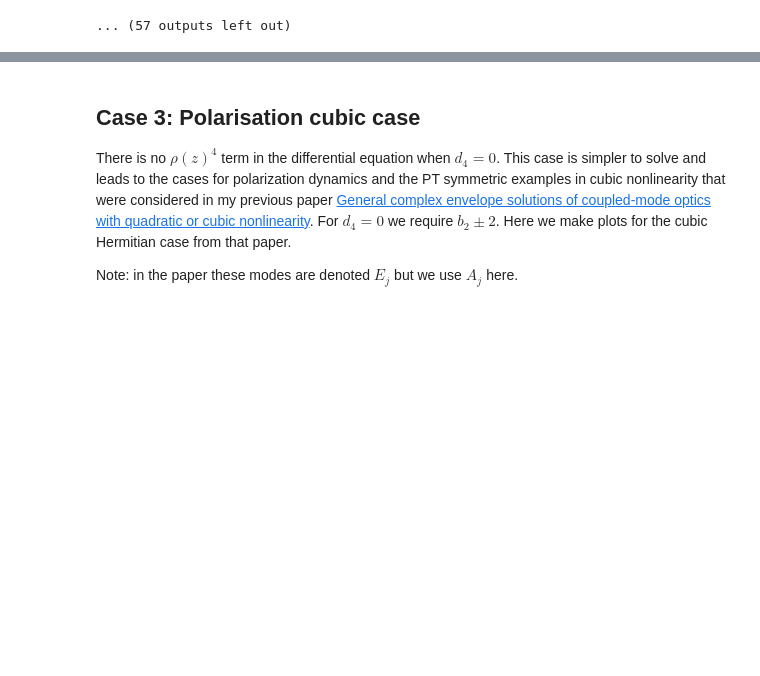
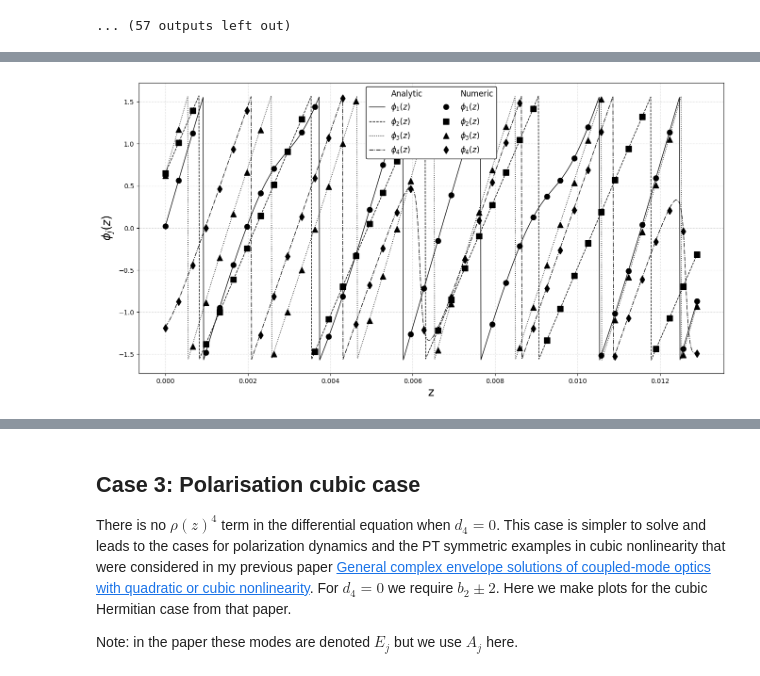
Before and after one commit to HeskethGD/fwm-paper, a Jupyter notebook: code/Unified theory numeric plots for 4 modes.ipynb, the cells around one changed output, grey strips where cells are left out. Drawn from its saved outputs; the diff is of its cells as text; code cells hidden in the pictures; blank space fills up the shorter version.

```diff
--- a/code/Unified theory numeric plots for 4 modes.ipynb
+++ b/code/Unified theory numeric plots for 4 modes.ipynb
@@ -2414,35 +2468,10 @@ case2_legend = plt.legend()
 # %%
-# fig = plt.figure(figsize=(16, 8))
-
-# # Analytic plots
-# case2_uv_ana_lines = [
-#     plt.plot(
-#         case2_z_eval[0: case2_ana_len], real(case2_phi_A_ana[_j]),
-#         linestyle="solid", linewidth=2,
-#         label=f'$\phi{_j+1}(z)$ analytic', #color='pink',
-#     )
-# #     for _j in [2,3]
-#     for _j in range(4)
-# ]
-
-# # Numeric scipy plots
-# case2_uv_num_lines = [
-#     plt.plot(
-#         case2_z_eval[0: case2_scipy_len], real(case2_phi_A_num[_j]),
-#         linestyle="dashed", linewidth=4,
-#         label=f'$\phi{_j+1}(z)$ numeric', #color='pink',
-#     )
-# #     for _j in [2,3]
-#     for _j in range(4)
-# ]
-
-# case2_legend = plt.legend()
-
 fig = plt.figure(figsize=(16, 8))
 
 # ---------------------------------------------------------
 # Define markers for the numeric/scipy points
 markers = ['o', 's', '^', 'd']  # circle, square, triangle, diamond
+analytic_linestyles = ['-', '--', ':', '-.']   # solid, dashed, dotted, dash-dot
 
 # ---------------------------------------------------------
 # Analytic plots (black, thin dashed)
@@ -2450,7 +2479,7 @@ case2_uv_ana_lines = [
     plt.plot(
         case2_z_eval[0:case2_ana_len],
         np.real(case2_phi_A_ana[_j]),
-        linestyle='--',          # thin dashed
+        linestyle=analytic_linestyles[_j],          # thin dashed
         linewidth=1,
         color='black',
         label=fr'$\phi_{{{_j+1}}}(z)$'   # simplified (legend handles grouping)
@@ -2490,7 +2519,7 @@ for _j in range(4):
     legend_handles.append(
         Line2D([0], [0],
                color='black',
-               linestyle='--',
+               linestyle=analytic_linestyles[_j],
                linewidth=1,
                label=fr'$\phi_{{{_j+1}}}(z)$')
     )
@@ -2499,33 +2528,35 @@ for _j in range(4):
 legend_handles.append(Line2D([0], [0], color='white', linestyle='None', label='Numeric'))
 
 # Numeric markers only
 for _j, marker in enumerate(markers):
     legend_handles.append(
         Line2D([0], [0],
                linestyle='None',
                marker=marker,
                color='black',
                markersize=8,
                label=fr'$\phi_{{{_j+1}}}(z)$')
     )
 
 case2_legend = plt.legend(
     handles=legend_handles, fontsize=12, ncol=2, frameon=True, facecolor='white', framealpha=1)
 case2_legend.get_frame().set_facecolor('white')
 case2_legend.get_frame().set_edgecolor('black')
 
 # ---------------------------------------------------------
 # Axis labels + grid (preserving your assignment style)
 case2_legend = plt.xlabel('z', fontsize=18)
 case2_legend = plt.ylabel(r'$\phi_j(z)$', fontsize=18)
 case2_legend = plt.grid(True, linestyle=':', color='gray', alpha=0.5)
 
 
 
 # plt.title('Case 2: Analytic vs Numeric for φ_j(z) (B&W)')
 # plt.show()
 
 plt.savefig('../latex-papers/fwm-paper/plots/case2_plot_2.pdf', dpi=300, bbox_inches='tight')
+# %% [output]
+[figure, added]
 # %%
 fig = plt.figure(figsize=(16, 8))
 
```
Also changed, not shown: parts of 25 cells of this notebook, 16 other files.
